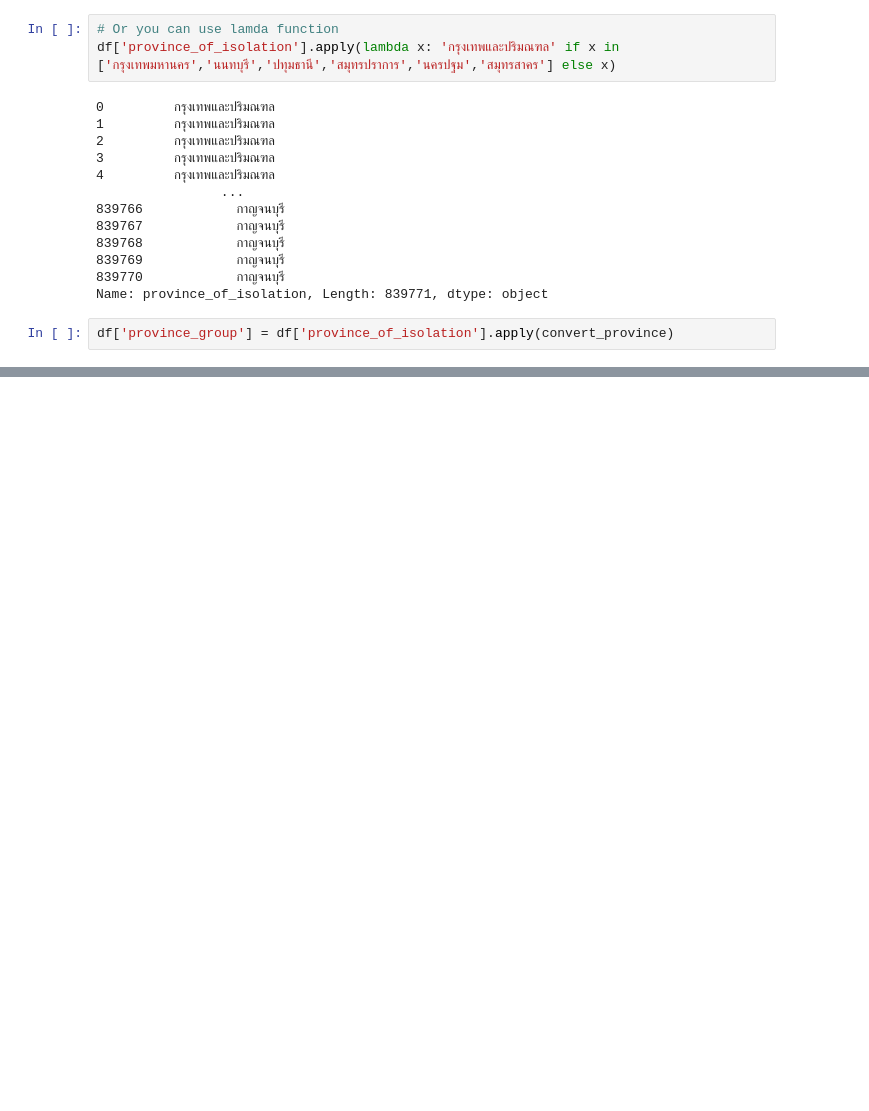
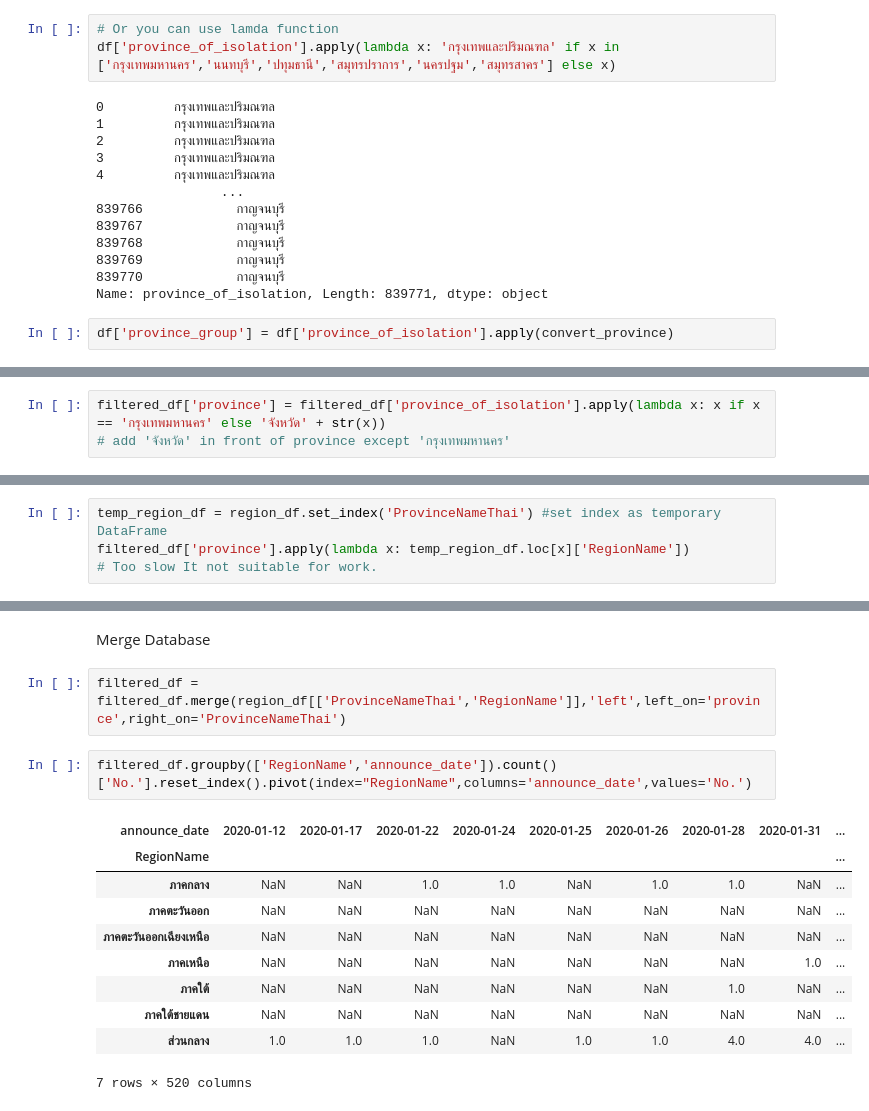
Before and after one commit to Septkung/Python-Pandas-Learning, a Jupyter notebook: Play_with_Data_VI.ipynb, the cells around one changed output, grey strips where cells are left out. Saved outputs shown, nothing was run; the diff lists cells and outputs as text; blank space fills up the shorter version.

```diff
--- a/Play_with_Data_VI.ipynb
+++ b/Play_with_Data_VI.ipynb
@@ -233,0 +303,3 @@ df.grou
+# %%
+filtered_df['province'] = filtered_df['province_of_isolation'].apply(lambda x: x if x == 'กรุงเทพมหานคร' else 'จังหวัด' + str(x))
+# add 'จังหวัด' in front of province except 'กรุงเทพมหานคร'
@@ -233,0 +348,4 @@ df.grou
+# %%
+temp_region_df = region_df.set_index('ProvinceNameThai') #set index as temporary DataFrame
+filtered_df['province'].apply(lambda x: temp_region_df.loc[x]['RegionName'])
+# Too slow It not suitable for work.
@@ -233,0 +365,17 @@ df.grou
+# %% [markdown]
+Merge Database
+# %%
+filtered_df = filtered_df.merge(region_df[['ProvinceNameThai','RegionName']],'left',left_on='province',right_on='ProvinceNameThai')
+# %%
+filtered_df.groupby(['RegionName','announce_date']).count()['No.'].reset_index().pivot(index="RegionName",columns='announce_date',values='No.')
+# %% [output]
+| announce_date | 2020-01-12 | 2020-01-17 | 2020-01-22 | 2020-01-24 | 2020-01-25 | 2020-01-26 | 2020-01-28 | 2020-01-31 | ... |
+| RegionName |  |  |  |  |  |  |  |  | ... |
+| ภาคกลาง | NaN | NaN | 1.0 | 1.0 | NaN | 1.0 | 1.0 | NaN | ... |
+| ภาคตะวันออก | NaN | NaN | NaN | NaN | NaN | NaN | NaN | NaN | ... |
+| ภาคตะวันออกเฉียงเหนือ | NaN | NaN | NaN | NaN | NaN | NaN | NaN | NaN | ... |
+| ภาคเหนือ | NaN | NaN | NaN | NaN | NaN | NaN | NaN | 1.0 | ... |
+| ภาคใต้ | NaN | NaN | NaN | NaN | NaN | NaN | 1.0 | NaN | ... |
+| ภาคใต้ชายแดน | NaN | NaN | NaN | NaN | NaN | NaN | NaN | NaN | ... |
+| ส่วนกลาง | 1.0 | 1.0 | 1.0 | NaN | 1.0 | 1.0 | 4.0 | 4.0 | ... |
+7 rows × 520 columns
```
Also changed, not shown: parts of 18 cells of this notebook, 1 other file.
